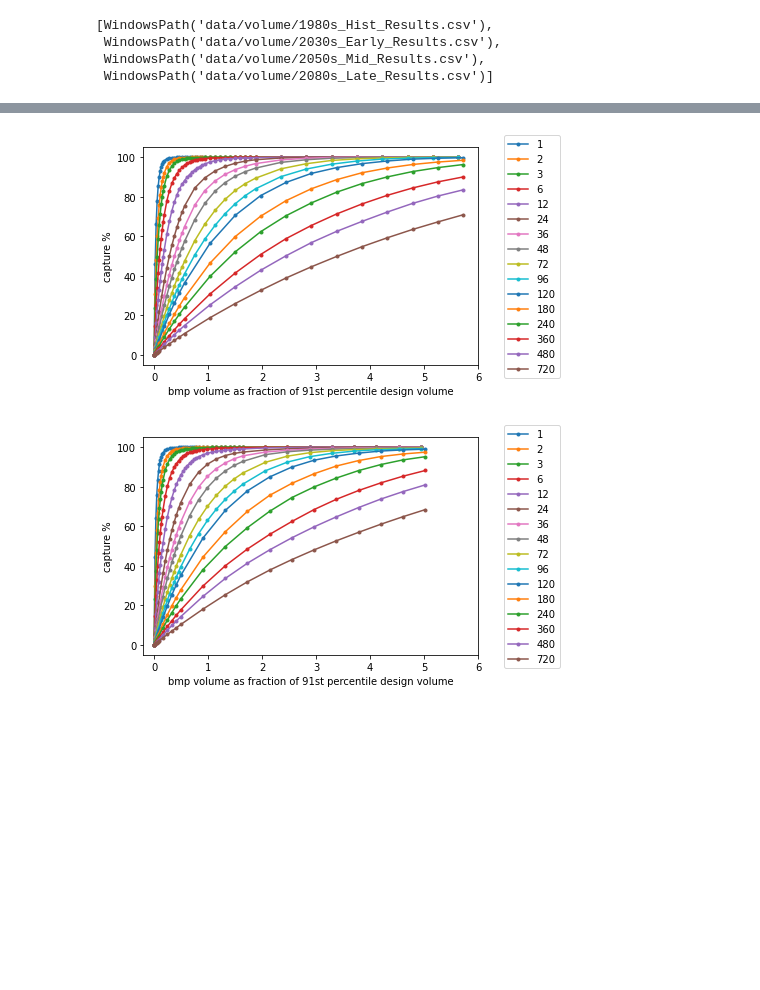
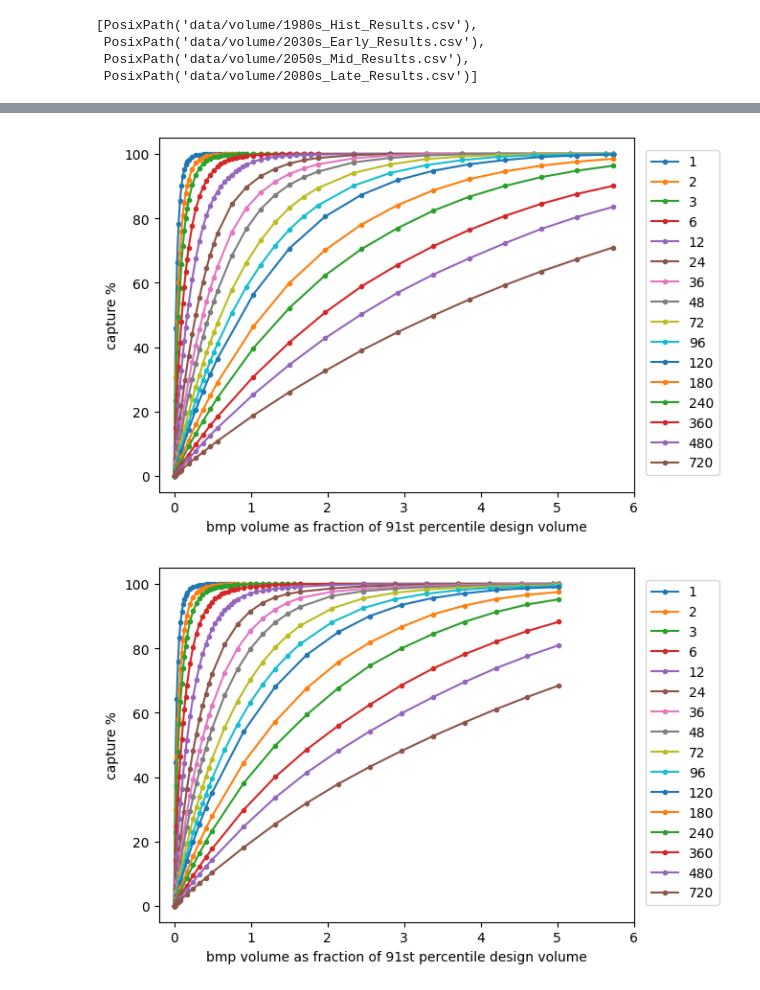
Before and after one commit to Geosyntec/StormPiper, a Jupyter notebook: ipynb/nomographs/01-build_volume_nomos.ipynb, the cells around one changed output, grey strips where cells are left out. Drawn from its saved outputs; the diff is of its cells as text; code cells hidden in the pictures; blank space fills up the shorter version.

```diff
--- a/ipynb/nomographs/01-build_volume_nomos.ipynb
+++ b/ipynb/nomographs/01-build_volume_nomos.ipynb
@@ -11,13 +11,13 @@ outdir.mkdir(parents=True, exist_ok=True)
 outdirqa = Path("./qa/volume")
 outdirqa.mkdir(parents=True, exist_ok=True)
 # %%
-volume_paths = list(Path("./data/volume").glob('*.csv'))
+volume_paths = sorted((Path("./data/volume").glob('*.csv')))
 volume_paths
 # %% [output]
-[WindowsPath('data/volume/1980s_Hist_Results.csv'),
- WindowsPath('data/volume/2030s_Early_Results.csv'),
- WindowsPath('data/volume/2050s_Mid_Results.csv'),
- WindowsPath('data/volume/2080s_Late_Results.csv')]
+[PosixPath('data/volume/1980s_Hist_Results.csv'),
+ PosixPath('data/volume/2030s_Early_Results.csv'),
+ PosixPath('data/volume/2050s_Mid_Results.csv'),
+ PosixPath('data/volume/2080s_Late_Results.csv')]
 # %%
 def create_met_dataframe() -> pandas.DataFrame:
 
@@ -54,43 +54,55 @@ met
 | 2 | 2050s | 40.338 | 0.759 | 0.495 | 50 | 68190.4575 |
 | 3 | 2080s | 38.060 | 0.800 | 0.505 | 50 | 73326.0000 |
 # %%
-for f, (i, row) in zip(volume_paths, met.iterrows()):
+for f, (_, row) in zip(volume_paths, met.iterrows()):
     df = pandas.read_csv(f)
-    assert f.stem.split("_")[0] == row.epoch
+    epoch = f.stem.split("_")[0]
+    assert epoch == row.epoch, (row,f, epoch)
 
     df['design_storm_volume_cuft'] = row.design_storm_volume_cuft
     df['vol_cuft'] = df['Vol_cf']
     df['size_fraction'] = df['vol_cuft'] / df['design_storm_volume_cuft']
     df['ddt_hr'] = df['DDT_hr']
     df['capture_fraction'] = numpy.clip( df['Capture_Efficiency_%'] / 100, 0, 1.0)
     nulls = df['ddt_hr'].drop_duplicates().to_frame()
     nulls['size_fraction'] = 0
     nulls['capture_fraction'] = 0
+    nulls['vol_cuft'] = 0.0
 
-    df = pandas.concat([df, nulls], ignore_index=True).sort_values(['ddt_hr', 'size_fraction'])
+    df = pandas.concat([df, nulls], ignore_index=True)
+
+    ls = []
+    max_s = df.size_fraction.max()
+    max_v = df.vol_cuft.max()
+    for j, gp in df.groupby(['ddt_hr'], as_index=False):
+        if gp.size_fraction.max() < max_s:
+            dct = {"size_fraction": max_s, 'ddt_hr':j[0], 'vol_cuft': max_v}
+            ls.append(dct)
+
+    df = pandas.concat([df, pandas.DataFrame(ls)]).sort_values(['ddt_hr', 'size_fraction']).fillna(method='ffill')
 
     out = df.reindex(columns=["vol_cuft", "size_fraction", "ddt_hr", "capture_fraction"]).round(4)
     out.to_csv(outdir / (row.epoch + ".csv"), index=False)
 
     df.to_csv(outdirqa / (row.epoch + ".csv"), index=False)
 
     fig, ax = plt.subplots()
 
     for i, df in out.groupby('ddt_hr'):
         ax.plot(
             df['size_fraction'],
             df['capture_fraction'] * 100,
             marker='o', ms=3,
             label=i
         )
 
     ax.set_xlim(-.2,6)
     ax.set_ylabel('capture %')
     ax.set_xlabel('bmp volume as fraction of 91st percentile design volume')
 
-    fig.legend(loc='center right', bbox_to_anchor=(1.1, 0.5))
+    fig.legend(loc='center right', bbox_to_anchor=(1.05, 0.5))
 
     fig.savefig(outdirqa / (row.epoch + ".png"), dpi=300, bbox_inches='tight')
 # %% [output]
-[figure, old version]
+[figure, new version]
-[figure, old version]
+[figure, new version]
```
Also changed, not shown: parts of 1 cell of this notebook, 16 other files.
